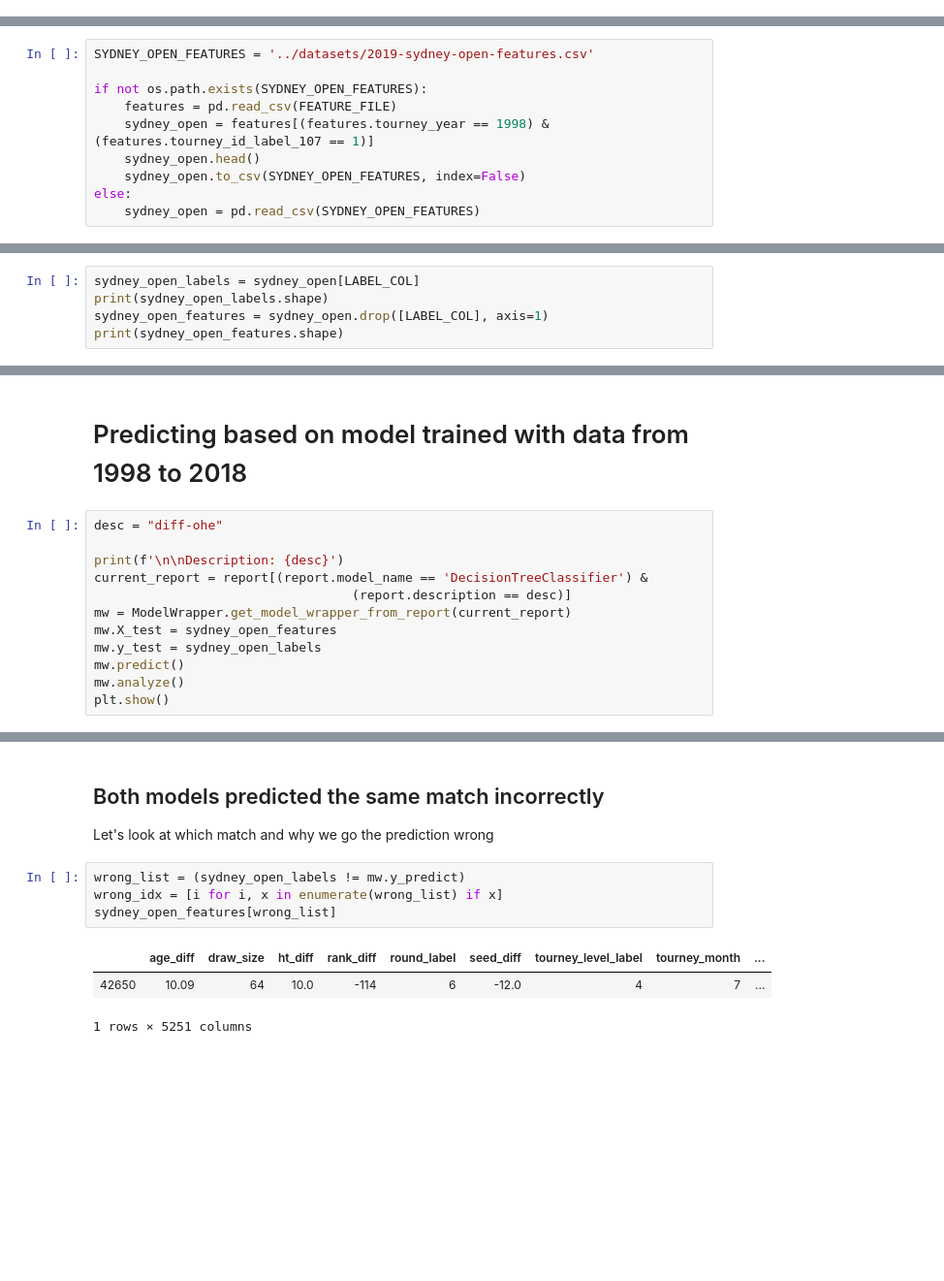
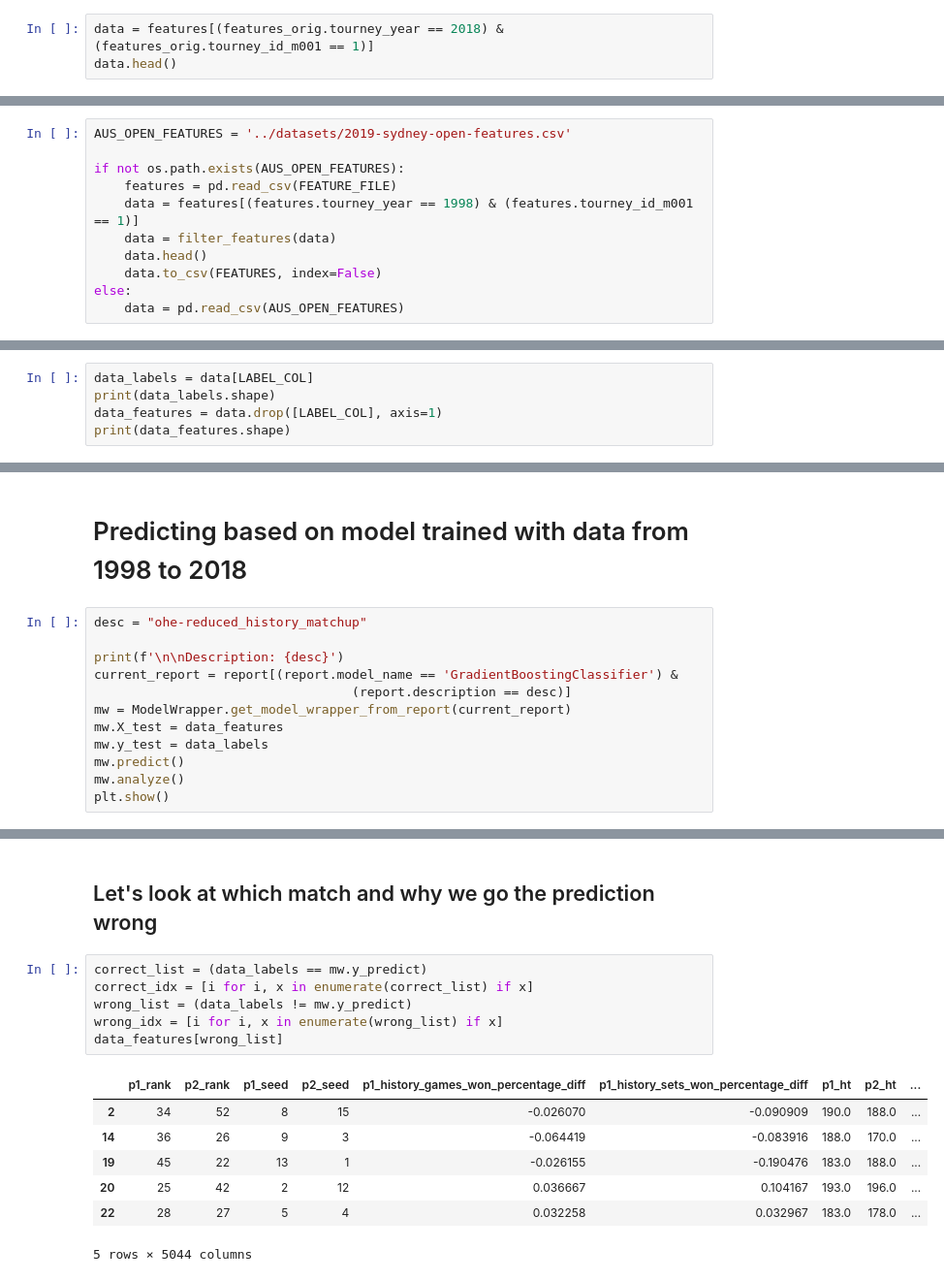
Before and after one commit to sv650s/atp-tennis-predictions, a Jupyter notebook: notebooks/10-sydney-open-2019-prediction.ipynb, the cells around one changed output, grey strips where cells are left out. Shown at 97% size. Saved outputs shown, nothing was run; the diff lists cells and outputs as text; blank space fills up the shorter version.

```diff
--- a/notebooks/10-sydney-open-2019-prediction.ipynb
+++ b/notebooks/10-sydney-open-2019-prediction.ipynb
@@ -89,0 +89,3 @@ sydney_open.head()
+# %%
+data = features[(features_orig.tourney_year == 2018) & (features_orig.tourney_id_m001 == 1)]
+data.head()
@@ -90,10 +134,11 @@ sydney_open.head()
 # %%
-SYDNEY_OPEN_FEATURES = '../datasets/2019-sydney-open-features.csv'
+AUS_OPEN_FEATURES = '../datasets/2019-sydney-open-features.csv'
 
-if not os.path.exists(SYDNEY_OPEN_FEATURES):
+if not os.path.exists(AUS_OPEN_FEATURES):
     features = pd.read_csv(FEATURE_FILE)
-    sydney_open = features[(features.tourney_year == 1998) & (features.tourney_id_label_107 == 1)]
-    sydney_open.head()
-    sydney_open.to_csv(SYDNEY_OPEN_FEATURES, index=False)
+    data = features[(features.tourney_year == 1998) & (features.tourney_id_m001 == 1)]
+    data = filter_features(data)
+    data.head()
+    data.to_csv(FEATURES, index=False)
 else:
-    sydney_open = pd.read_csv(SYDNEY_OPEN_FEATURES)
+    data = pd.read_csv(AUS_OPEN_FEATURES)
@@ -100,6 +155,6 @@ else:
 # %%
-sydney_open_labels = sydney_open[LABEL_COL]
-print(sydney_open_labels.shape)
-sydney_open_features = sydney_open.drop([LABEL_COL], axis=1)
-print(sydney_open_features.shape)
+data_labels = data[LABEL_COL]
+print(data_labels.shape)
+data_features = data.drop([LABEL_COL], axis=1)
+print(data_features.shape)
 # %% [output]
@@ -117,14 +172,14 @@ report.head()
 # %% [markdown]
 # Predicting based on model trained with data from 1998 to 2018
 # %%
-desc = "diff-ohe"
+desc = "ohe-reduced_history_matchup"
 
 print(f'\n\nDescription: {desc}')
-current_report = report[(report.model_name == 'DecisionTreeClassifier') &
+current_report = report[(report.model_name == 'GradientBoostingClassifier') &
                                   (report.description == desc)]
 mw = ModelWrapper.get_model_wrapper_from_report(current_report)
-mw.X_test = sydney_open_features
-mw.y_test = sydney_open_labels
+mw.X_test = data_features
+mw.y_test = data_labels
 mw.predict()
 mw.analyze()
 plt.show()
@@ -186,12 +205,16 @@ Win      1   28
 # %% [markdown]
-## Both models predicted the same match incorrectly
-
-Let's look at which match and why we go the prediction wrong
+## Let's look at which match and why we go the prediction wrong
 # %%
-wrong_list = (sydney_open_labels != mw.y_predict)
+correct_list = (data_labels == mw.y_predict)
+correct_idx = [i for i, x in enumerate(correct_list) if x]
+wrong_list = (data_labels != mw.y_predict)
 wrong_idx = [i for i, x in enumerate(wrong_list) if x]
-sydney_open_features[wrong_list]
+data_features[wrong_list]
 # %% [output]
-|  | age_diff | draw_size | ht_diff | rank_diff | round_label | seed_diff | tourney_level_label | tourney_month | ... |
-| 42650 | 10.09 | 64 | 10.0 | -114 | 6 | -12.0 | 4 | 7 | ... |
+|  | p1_rank | p2_rank | p1_seed | p2_seed | p1_history_games_won_percentage_diff | p1_history_sets_won_percentage_diff | p1_ht | p2_ht | ... |
+| 2 | 34 | 52 | 8 | 15 | -0.026070 | -0.090909 | 190.0 | 188.0 | ... |
+| 14 | 36 | 26 | 9 | 3 | -0.064419 | -0.083916 | 188.0 | 170.0 | ... |
+| 19 | 45 | 22 | 13 | 1 | -0.026155 | -0.190476 | 183.0 | 188.0 | ... |
+| 20 | 25 | 42 | 2 | 12 | 0.036667 | 0.104167 | 193.0 | 196.0 | ... |
+| 22 | 28 | 27 | 5 | 4 | 0.032258 | 0.032967 | 183.0 | 178.0 | ... |
-1 rows × 5251 columns
+5 rows × 5044 columns
```
Also changed, not shown: parts of 59 cells of this notebook.
